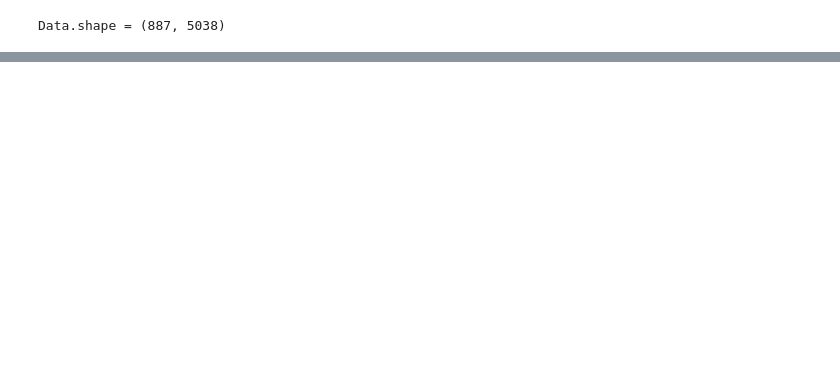
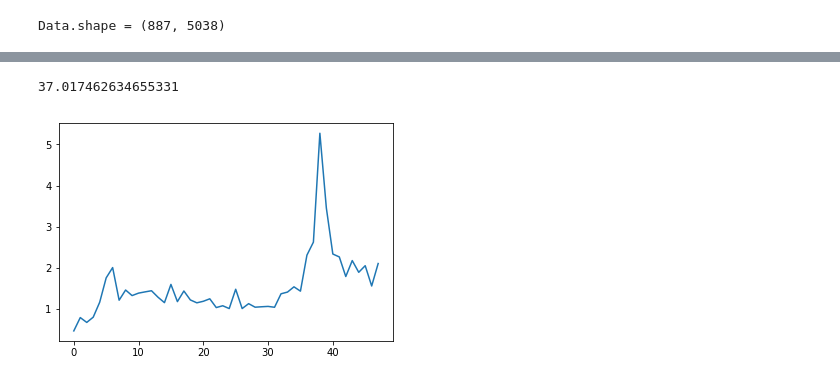
Before and after one commit to hrayrhar/T-CorEx, a Jupyter notebook: Corex-multiple-timesteps.ipynb, the cells around one changed output, grey strips where cells are left out. Drawn from its saved outputs; the diff is of its cells as text; code cells hidden in the pictures; blank space fills up the shorter version.

```diff
--- a/Corex-multiple-timesteps.ipynb
+++ b/Corex-multiple-timesteps.ipynb
@@ -845,0 +59,5 @@ TC ()
+# %%
+with open('../data/EOD_day.pkl', 'rb') as f:
+    day_df = pd.DataFrame(pkl.load(f))
+
+print("Data.shape = {}".format(day_df.shape))
@@ -845,0 +66,9 @@ TC ()
+# %%
+df_2010 = day_df[day_df.index >= '2010-01-01']
+df_2010 = df_2010[df_2010.index <= '2012-01-01']  # NOTE: 2 years
+X = []
+for i in range(1, 2*365//14 - 2):
+    week_start = 10 * i
+    week_end = 10 * (i + 1)
+    X.append(df_2010[week_start : week_end])  # two weeks
+print [len(x) for x in X]
@@ -845,0 +77,8 @@ TC ()
+# %%
+corex_2010 = time_corex.Corex(n_hidden=10,
+                              max_iter=150,
+                              tol=1,
+                              optimizer=Adam(),
+                              regularizer=L2Reg(10000.0),
+                              verbose=True)
+corex_2010.fit(X)
@@ -845,0 +104,11 @@ TC ()
+# %%
+W = [corex_2010.getW(w, x) for w,x in zip(corex_2010.ws, corex_2010.x)]
+corex_2010.regularizer.regularize(W) / corex_2010.regularizer.alpha
+# %% [output]
+37.017462634655331
+# %%
+diff = [np.square(W[t+1] - W[t]).sum() for t in range(len(W) - 1)]
+plt.plot(diff)
+plt.show()
+# %% [output]
+[figure, added]
```
Also changed, not shown: parts of 25 cells of this notebook, 8 other files.
